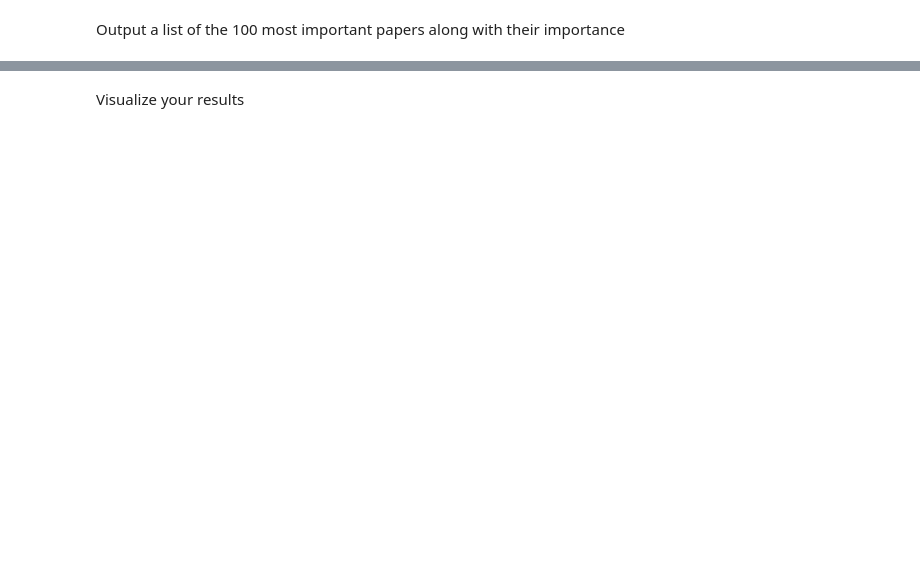
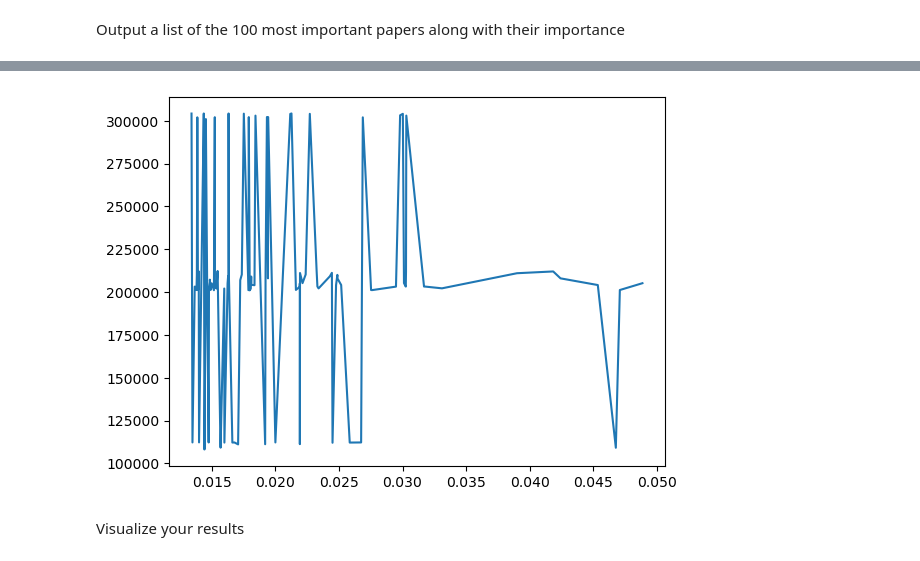
Before and after one commit to Ewins518/Numerical-Linear-Algebra-Parallel-Computing, a Jupyter notebook: week3/assignments/pagerank.ipynb, the cells around one changed output, grey strips where cells are left out. Cells and saved outputs as stored; diff of their text form; code cells hidden in the pictures; blank space fills up the shorter version.

```diff
--- a/week3/assignments/pagerank.ipynb
+++ b/week3/assignments/pagerank.ipynb
@@ -27,28 +49,9 @@ adj_matrix = csr_matrix((np.ones(len(data)), (data[:, 0], data[:, 1])), shape=(n
 # %% [markdown]
 Apply the PageRank algorithm to the matrix you created.
 # %%
-n1 = 5
-edges1 = sp.array([[0, 1],
-                   [1, 2],
-                   [2, 1],
-                   [2, 3],
-                   [2, 4],
-                   [3, 0],
-                   [3, 2],
-                   [4, 0],
-                   [4, 2],
-                   [4, 3]])
-weights1 = [0.4923,
-            0.0999,
-            0.2132,
-            0.0178,
-            0.5694,
-            0.0406,
-            0.2047,
-            0.8610,
-            0.3849,
-            0.4829]
-
-G2 = sparse.csr_matrix((weights1, (edges1[:, 0], edges1[:, 1])), shape=(n1, n1))
-print(G2)
+eigenvalues, eigenvectors = eigsh(adj_matrix, k=1, which='LM')
+pagerank_scores = eigenvectors.flatten()
+top_nodes = sorted(enumerate(pagerank_scores), key=lambda x: x[1], reverse=True)[:10]
+for node, score in top_nodes:
+    print(f"Node: {node+1}, Score: {score:.6f}")
 # %% [output]
@@ -65,2 +68,6 @@ print(G2)
 # %% [markdown]
 Output a list of the 100 most important papers along with their importance
+# %%
+top_papers = sorted(enumerate(pagerank_scores), key=lambda x: x[1], reverse=True)[:100]
+for paper, score in top_papers:
+    print(f"Paper ID: {paper+1}, Importance: {score:.6f}")
@@ -67,2 +92,11 @@ Output a list of the 100 most important papers along with their importance
+# %%
+x_values = [t[0] for t in top_papers]
+y_values = [t[1] for t in top_papers]
+
+# Tracer le graphique
+plt.plot(y_values,x_values)
+plt.show()
+# %% [output]
+[figure, added]
 # %% [markdown]
 Visualize your results
```
Also changed, not shown: parts of 5 cells of this notebook.
